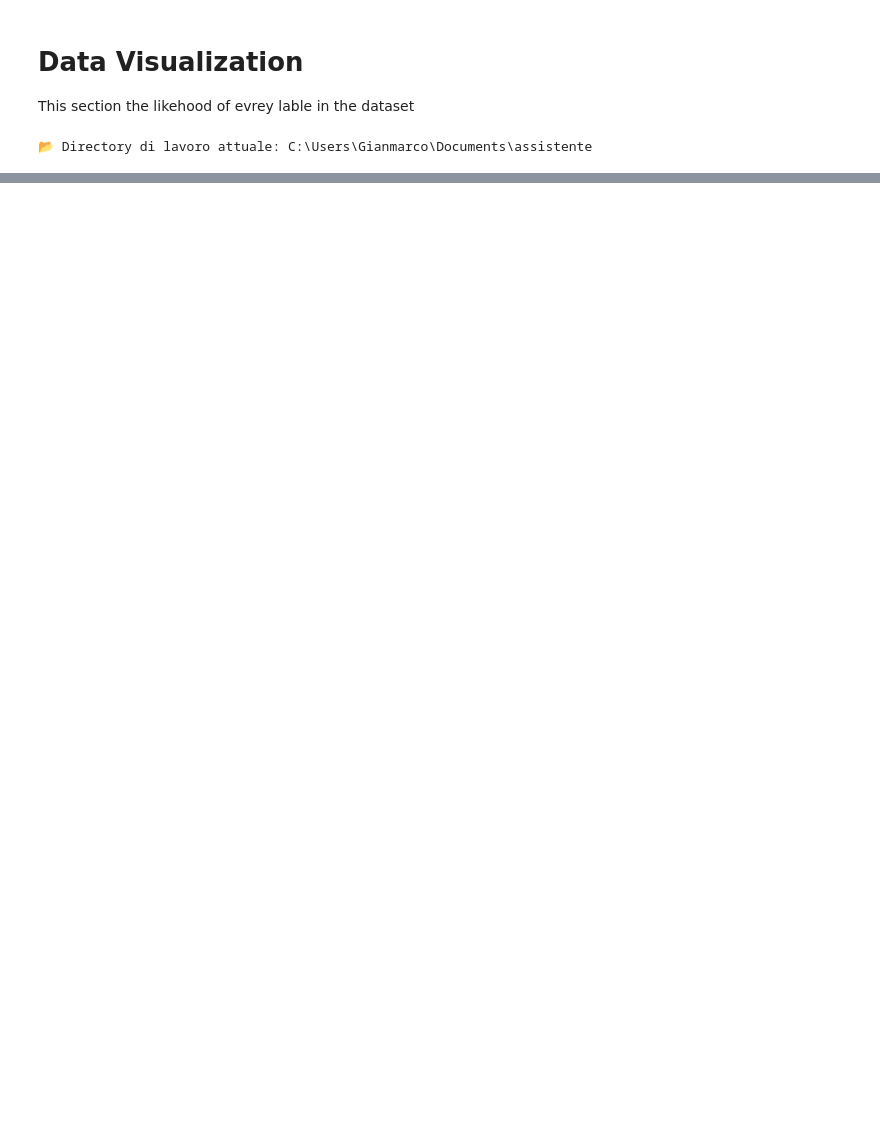
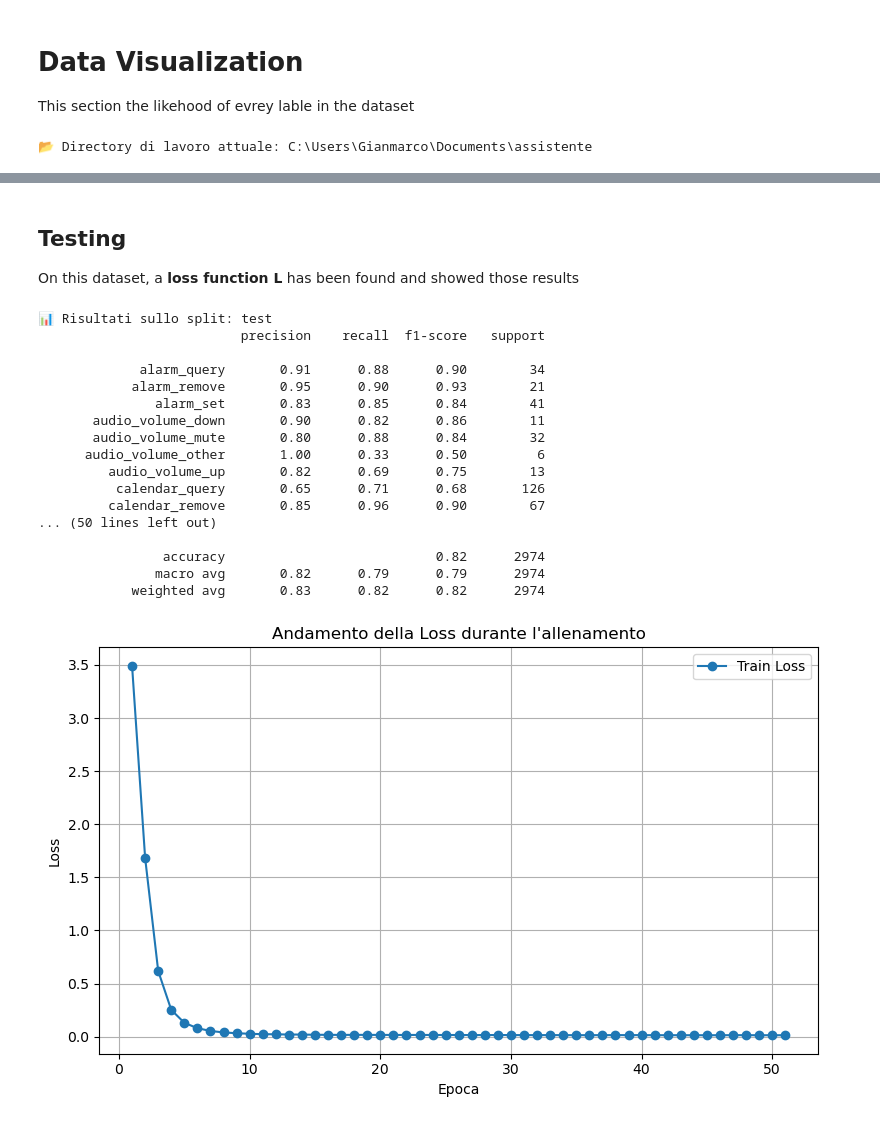
Before and after one commit to Gianmarco-03/assistente, a Jupyter notebook: assistente/training/data_visualizer.ipynb, the cells around one changed output, grey strips where cells are left out. Cells and saved outputs as stored; diff of their text form; code cells hidden in the pictures; blank space fills up the shorter version.

```diff
--- a/assistente/training/data_visualizer.ipynb
+++ b/assistente/training/data_visualizer.ipynb
@@ -69,0 +78,24 @@ cooking_query                      4 ( 0.03%)
+# %% [markdown]
+## Testing
+On this dataset, a **loss function L** has been found and showed those results
+# %%
+tester(plt=True)
+# %% [output]
+📊 Risultati sullo split: test
+                          precision    recall  f1-score   support
+
+             alarm_query       0.91      0.88      0.90        34
+            alarm_remove       0.95      0.90      0.93        21
+               alarm_set       0.83      0.85      0.84        41
+       audio_volume_down       0.90      0.82      0.86        11
+       audio_volume_mute       0.80      0.88      0.84        32
+      audio_volume_other       1.00      0.33      0.50         6
+         audio_volume_up       0.82      0.69      0.75        13
+          calendar_query       0.65      0.71      0.68       126
+         calendar_remove       0.85      0.96      0.90        67
+... (50 lines left out)
+
+                accuracy                           0.82      2974
+               macro avg       0.82      0.79      0.79      2974
+            weighted avg       0.83      0.82      0.82      2974
+[figure, added]
```
Also changed, not shown: parts of 10 cells of this notebook, 9 other files.
